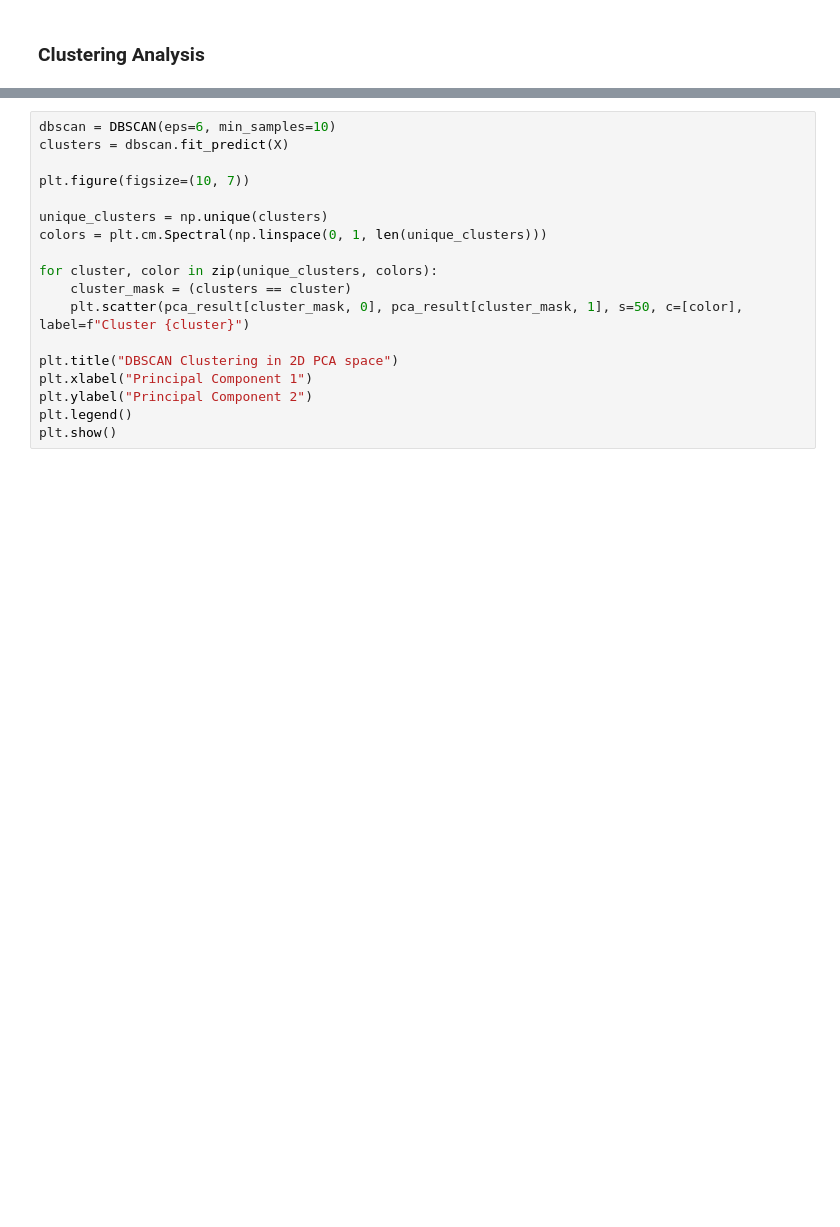
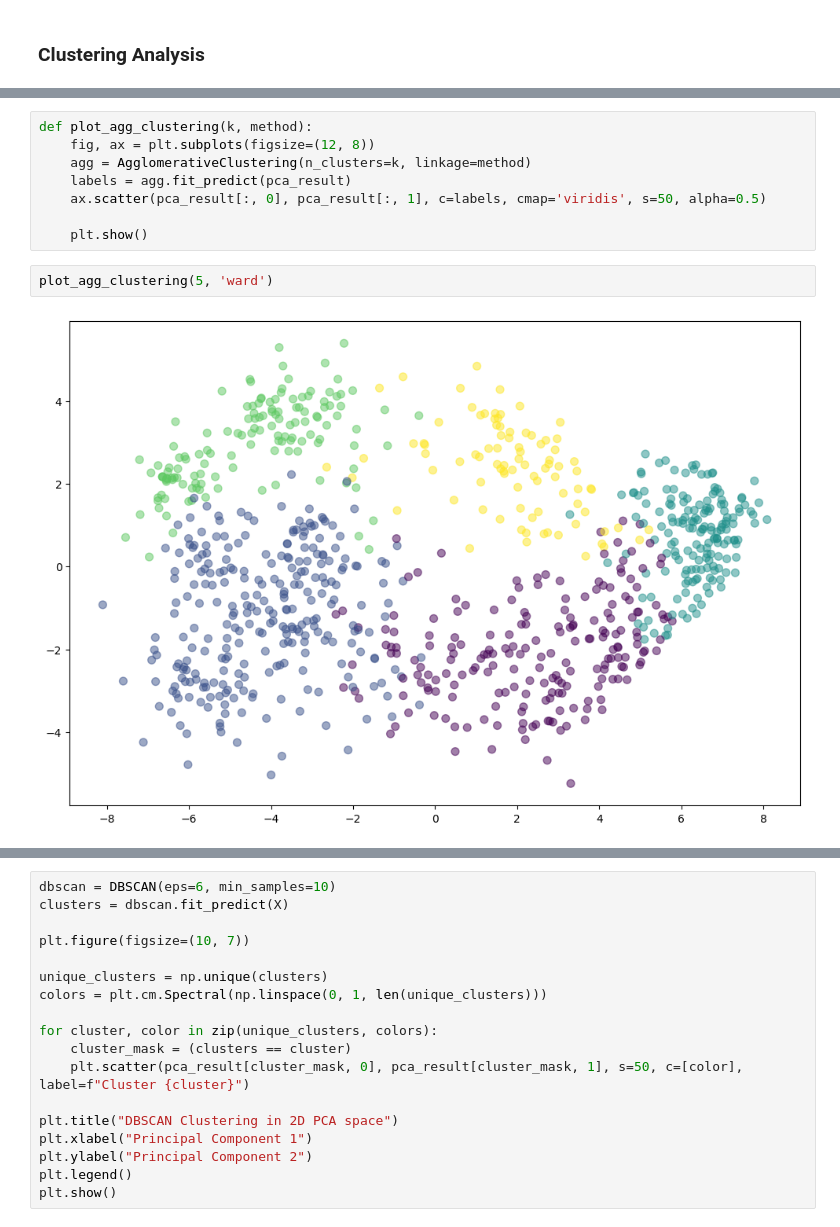
Before and after one commit to mitmarcus/VIA-MAL1, a Jupyter notebook: Ass6_Candidates2/6. Candidate Test 2022 II.ipynb, the cells around one changed output, grey strips where cells are left out. Cells and saved outputs as stored; diff of their text form; blank space fills up the shorter version.

```diff
--- a/Ass6_Candidates2/6. Candidate Test 2022 II.ipynb
+++ b/Ass6_Candidates2/6. Candidate Test 2022 II.ipynb
@@ -319,0 +351,12 @@ plt.show()
+# %%
+def plot_agg_clustering(k, method):
+    fig, ax = plt.subplots(figsize=(12, 8))
+    agg = AgglomerativeClustering(n_clusters=k, linkage=method)
+    labels = agg.fit_predict(pca_result)
+    ax.scatter(pca_result[:, 0], pca_result[:, 1], c=labels, cmap='viridis', s=50, alpha=0.5)
+
+    plt.show()
+# %%
+plot_agg_clustering(5, 'ward')
+# %% [output]
+[figure, added]
```
Also changed, not shown: parts of 28 cells of this notebook.
